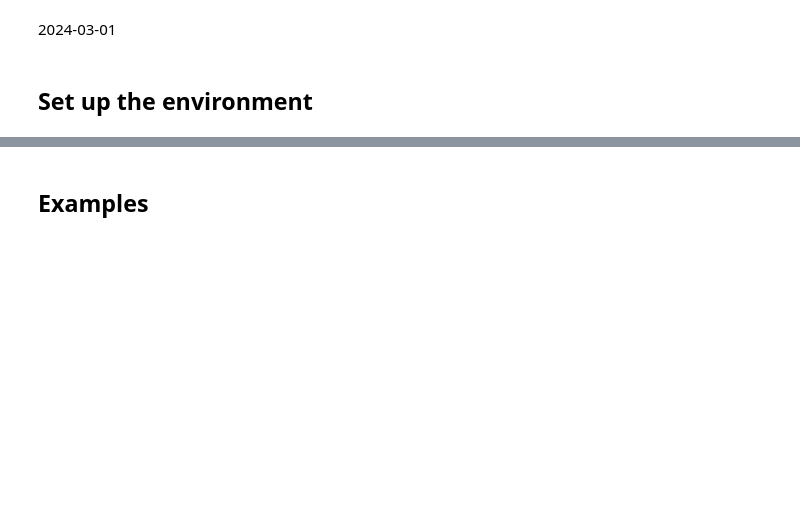
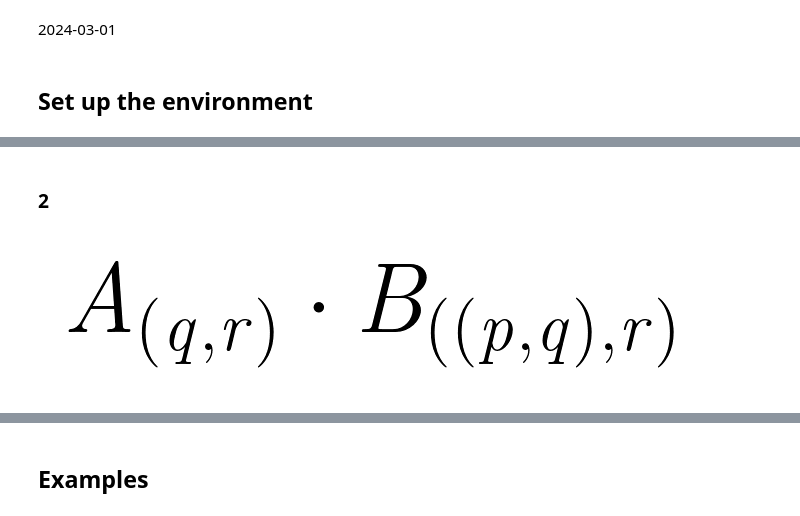
Before and after one commit to LucianoXu/28-Dirac3, a Jupyter notebook: demo.ipynb, the cells around one changed output, grey strips where cells are left out. Cells and saved outputs as stored; diff of their text form; code cells hidden in the pictures; blank space fills up the shorter version.

```diff
--- a/demo.ipynb
+++ b/demo.ipynb
@@ -70,0 +84,7 @@ print(sub)
+# %% [markdown]
+### 2
+# %%
+a = parse(''' A[PAIRR(q, r)] MLTO B[PAIRR(PAIRR(p, q), r)]''')
+a.render_tex()
+# %% [output]
+[figure, added]
```
Also changed, not shown: parts of 19 cells of this notebook, 2 other files.
